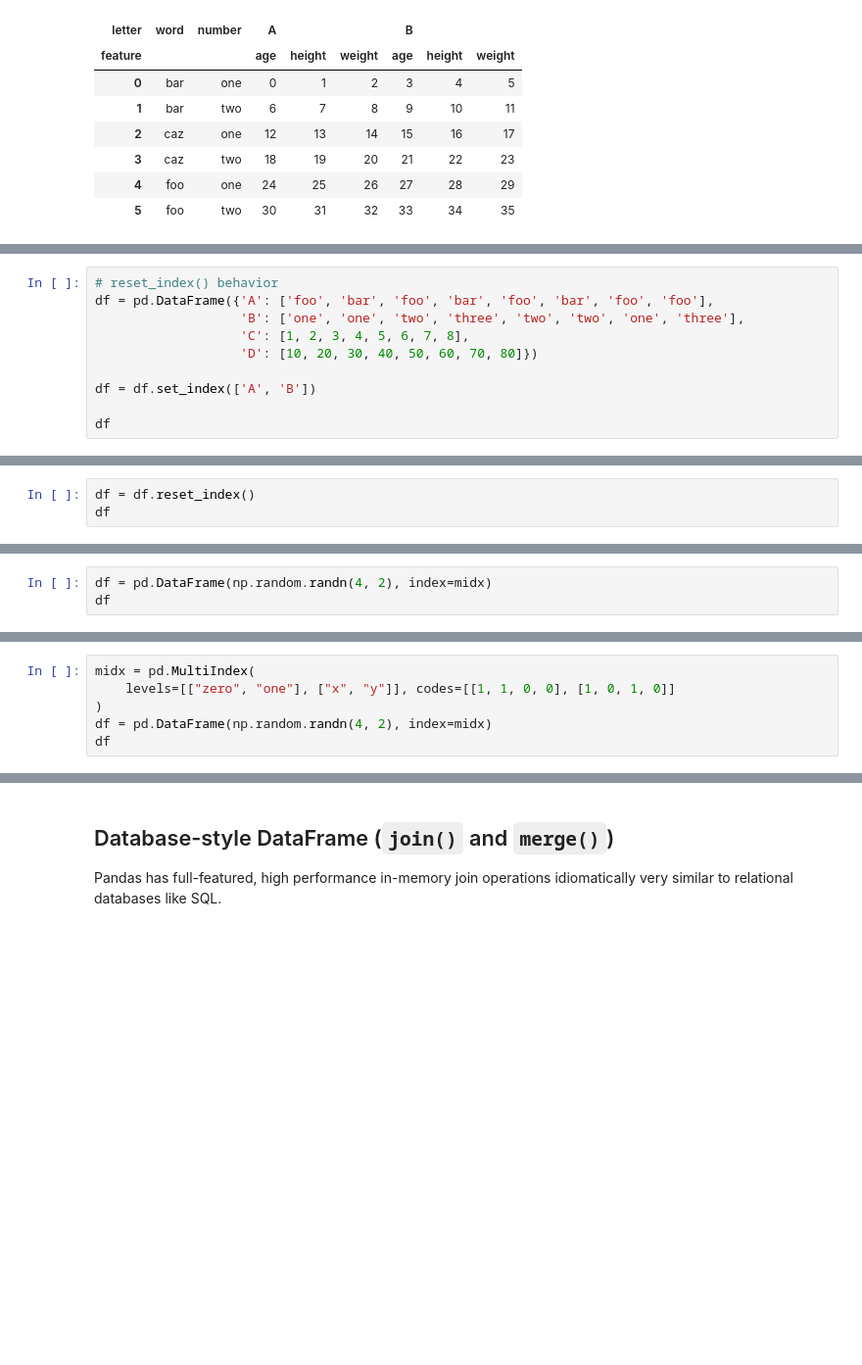
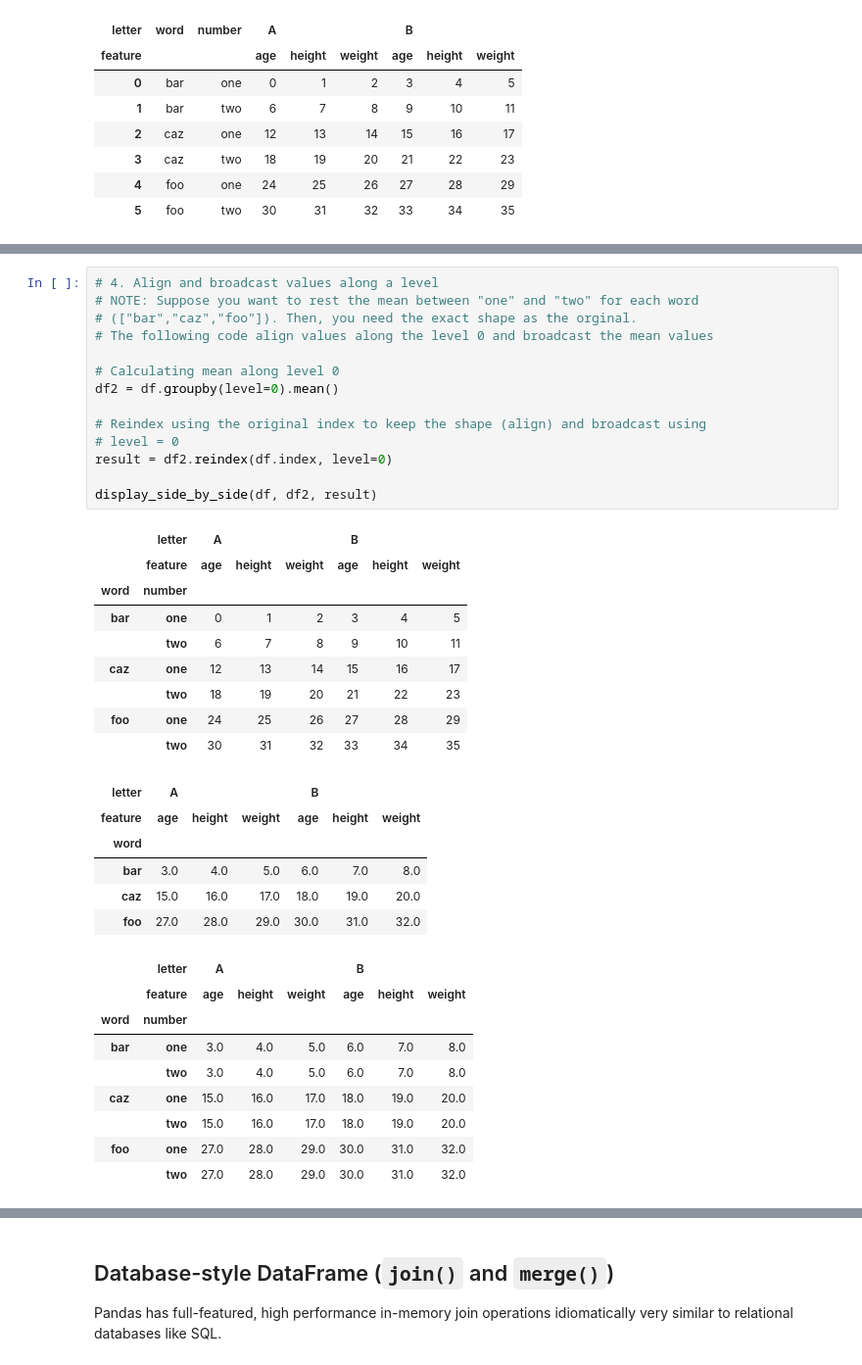
Before and after one commit to ZosoV/pandas_review, a Jupyter notebook: 003_multi_index.ipynb, the cells around one changed output, grey strips where cells are left out. Shown at 98% size. Drawn from its saved outputs; the diff is of its cells as text; blank space fills up the shorter version.

Commit message:
Completing multi-index notebok and updating readme

```diff
--- a/003_multi_index.ipynb
+++ b/003_multi_index.ipynb
@@ -678,10 +647,0 @@ KeyError: 'Level letter not found'
-# %%
-# reset_index() behavior
-df = pd.DataFrame({'A': ['foo', 'bar', 'foo', 'bar', 'foo', 'bar', 'foo', 'foo'],
-                   'B': ['one', 'one', 'two', 'three', 'two', 'two', 'one', 'three'],
-                   'C': [1, 2, 3, 4, 5, 6, 7, 8],
-                   'D': [10, 20, 30, 40, 50, 60, 70, 80]})
-
-df = df.set_index(['A', 'B'])
-
-df
@@ -699,3 +647,0 @@ df
-# %%
-df = df.reset_index()
-df
@@ -759,3 +647,0 @@ MultiIndex([( 'one', 'y'),
-# %%
-df = pd.DataFrame(np.random.randn(4, 2), index=midx)
-df
@@ -781,6 +647,0 @@ NaN values broadcast some values in the missing spaces.
-# %%
-midx = pd.MultiIndex(
-    levels=[["zero", "one"], ["x", "y"]], codes=[[1, 1, 0, 0], [1, 0, 1, 0]]
-)
-df = pd.DataFrame(np.random.randn(4, 2), index=midx)
-df
@@ -885,0 +811,39 @@ df.reindex(new_index)
+# %%
+# 4. Align and broadcast values along a level
+# NOTE: Suppose you want to rest the mean between "one" and "two" for each word
+# (["bar","caz","foo"]). Then, you need the exact shape as the orginal.
+# The following code align values along the level 0 and broadcast the mean values
+
+# Calculating mean along level 0
+df2 = df.groupby(level=0).mean()
+
+# Reindex using the original index to keep the shape (align) and broadcast using
+# level = 0
+result = df2.reindex(df.index, level=0)
+
+display_side_by_side(df, df2, result)
+# %% [output]
+|  | letter | A |  |  | B |  |  |
+|  | feature | age | height | weight | age | height | weight |
+| word | number |  |  |  |  |  |  |
+| bar | one | 0 | 1 | 2 | 3 | 4 | 5 |
+|  | two | 6 | 7 | 8 | 9 | 10 | 11 |
+| caz | one | 12 | 13 | 14 | 15 | 16 | 17 |
+|  | two | 18 | 19 | 20 | 21 | 22 | 23 |
+| foo | one | 24 | 25 | 26 | 27 | 28 | 29 |
+|  | two | 30 | 31 | 32 | 33 | 34 | 35 |
+| letter | A |  |  | B |  |  |
+| feature | age | height | weight | age | height | weight |
+| word |  |  |  |  |  |  |
+| bar | 3.0 | 4.0 | 5.0 | 6.0 | 7.0 | 8.0 |
+| caz | 15.0 | 16.0 | 17.0 | 18.0 | 19.0 | 20.0 |
+| foo | 27.0 | 28.0 | 29.0 | 30.0 | 31.0 | 32.0 |
+|  | letter | A |  |  | B |  |  |
+|  | feature | age | height | weight | age | height | weight |
+| word | number |  |  |  |  |  |  |
+| bar | one | 3.0 | 4.0 | 5.0 | 6.0 | 7.0 | 8.0 |
+|  | two | 3.0 | 4.0 | 5.0 | 6.0 | 7.0 | 8.0 |
+| caz | one | 15.0 | 16.0 | 17.0 | 18.0 | 19.0 | 20.0 |
+|  | two | 15.0 | 16.0 | 17.0 | 18.0 | 19.0 | 20.0 |
+| foo | one | 27.0 | 28.0 | 29.0 | 30.0 | 31.0 | 32.0 |
+|  | two | 27.0 | 28.0 | 29.0 | 30.0 | 31.0 | 32.0 |
```
Also changed, not shown: parts of 44 cells of this notebook, 1 other file.
